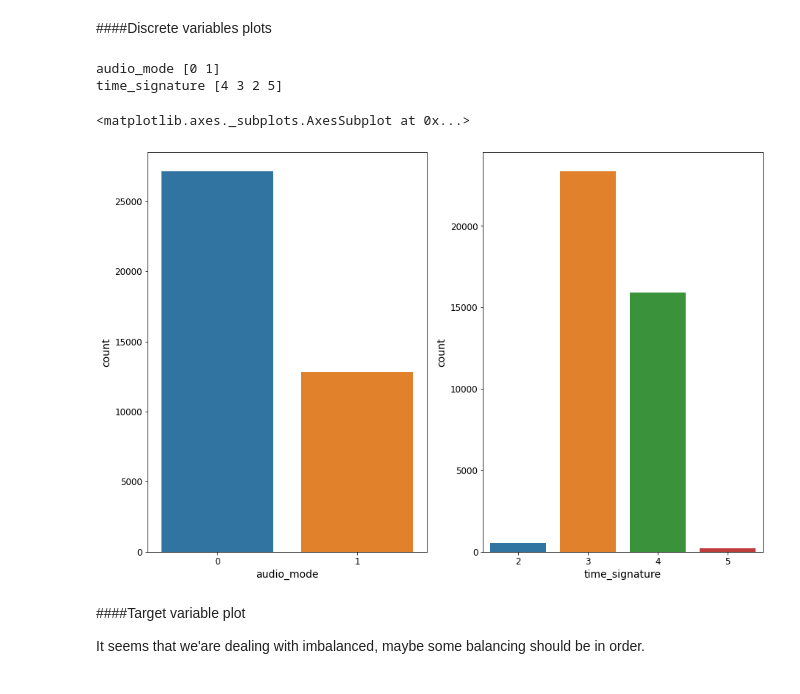
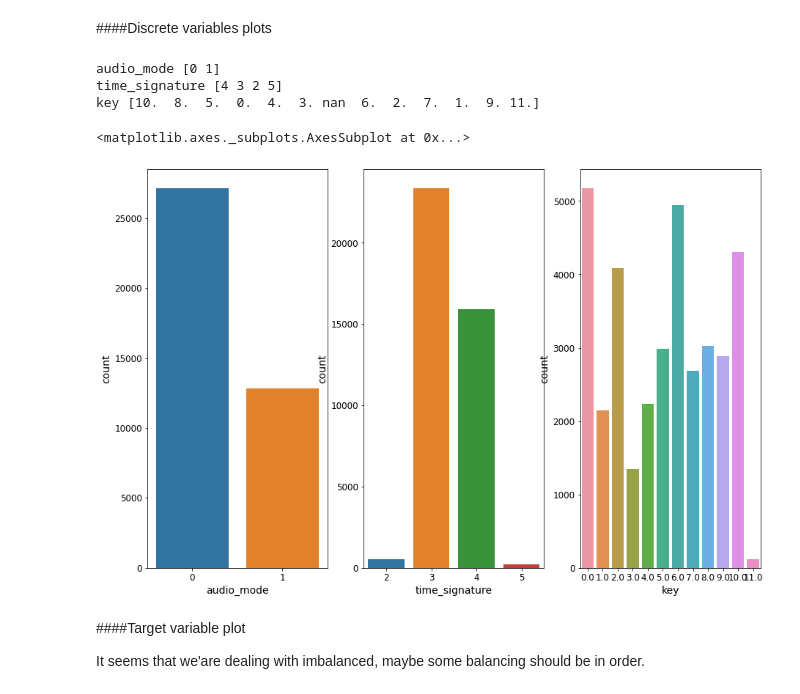
Before and after one commit to dataqueenpend/Projects-, a Jupyter notebook: Song_Popularity_Prediction.ipynb, the cells around one changed output. Drawn from its saved outputs; the diff is of its cells as text; code cells hidden in the pictures.

```diff
--- a/Song_Popularity_Prediction.ipynb
+++ b/Song_Popularity_Prediction.ipynb
@@ -183,20 +183,22 @@ Normal ditibuted: song_duration
 ####Discrete variables plots
 # %%
 #Checking out unique values in discrete variables
-num_categorical = ['audio_mode', 'time_signature']
+num_categorical = ['audio_mode', 'time_signature', 'key']
 for i in num_categorical:
   print(i, song[i].unique())
 # %% [output]
 audio_mode [0 1]
 time_signature [4 3 2 5]
+key [10.  8.  5.  0.  4.  3. nan  6.  2.  7.  1.  9. 11.]
 # %%
 #Plotting discrete variables
-fig, ax = plt.subplots(1,2, figsize=(15, 10))
+fig, ax = plt.subplots(1,3, figsize=(15, 10))
 sns.countplot(song['audio_mode'], ax=ax[0])
 sns.countplot(song['time_signature'], ax=ax[1])
+sns.countplot(song['key'], ax=ax[2])
 # %% [output]
 <matplotlib.axes._subplots.AxesSubplot at 0x...>
-[figure, old version]
+[figure, new version]
 # %% [markdown]
 ####Target variable plot
 
```
Also changed, not shown: parts of 1 cell of this notebook.
